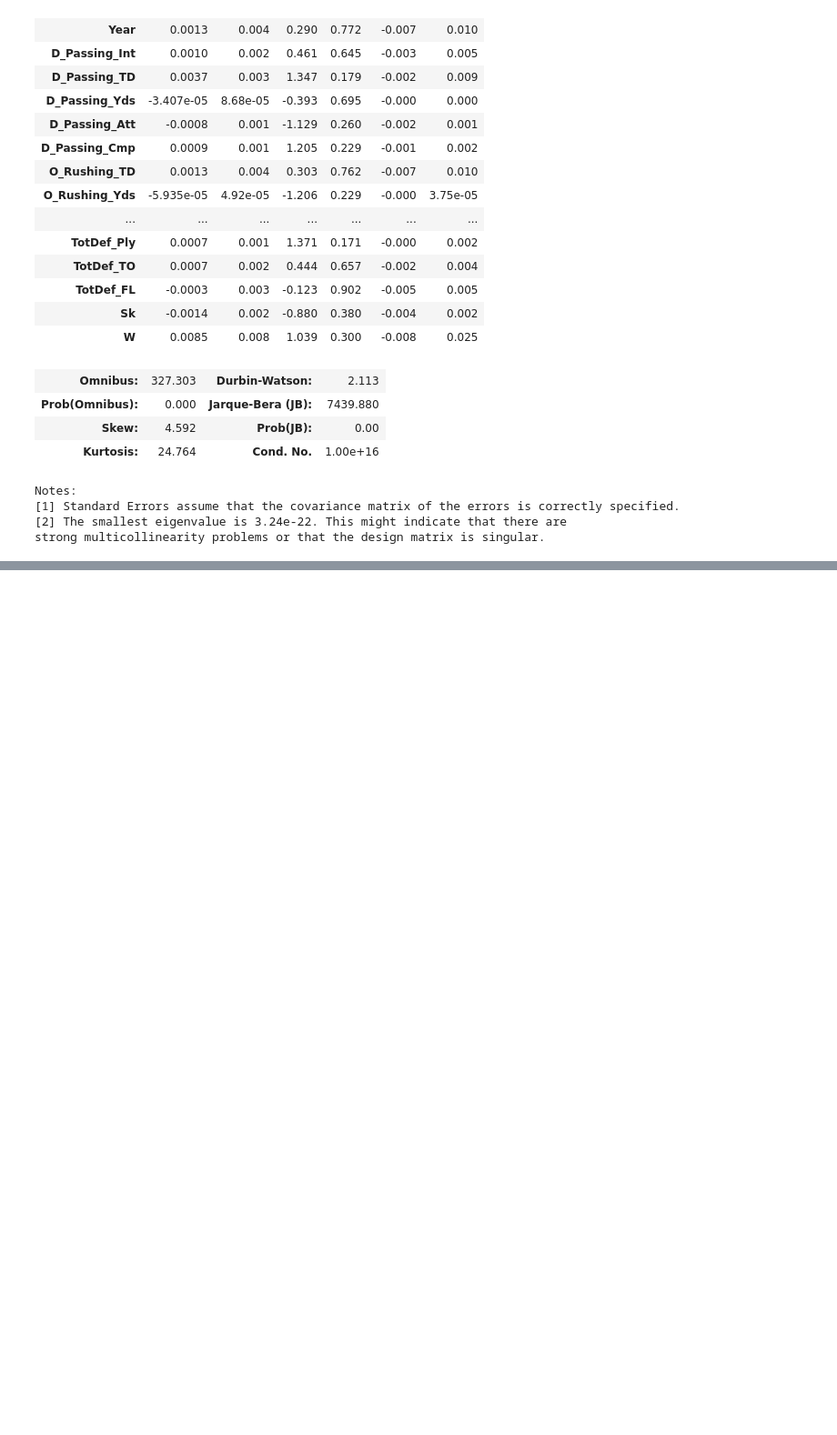
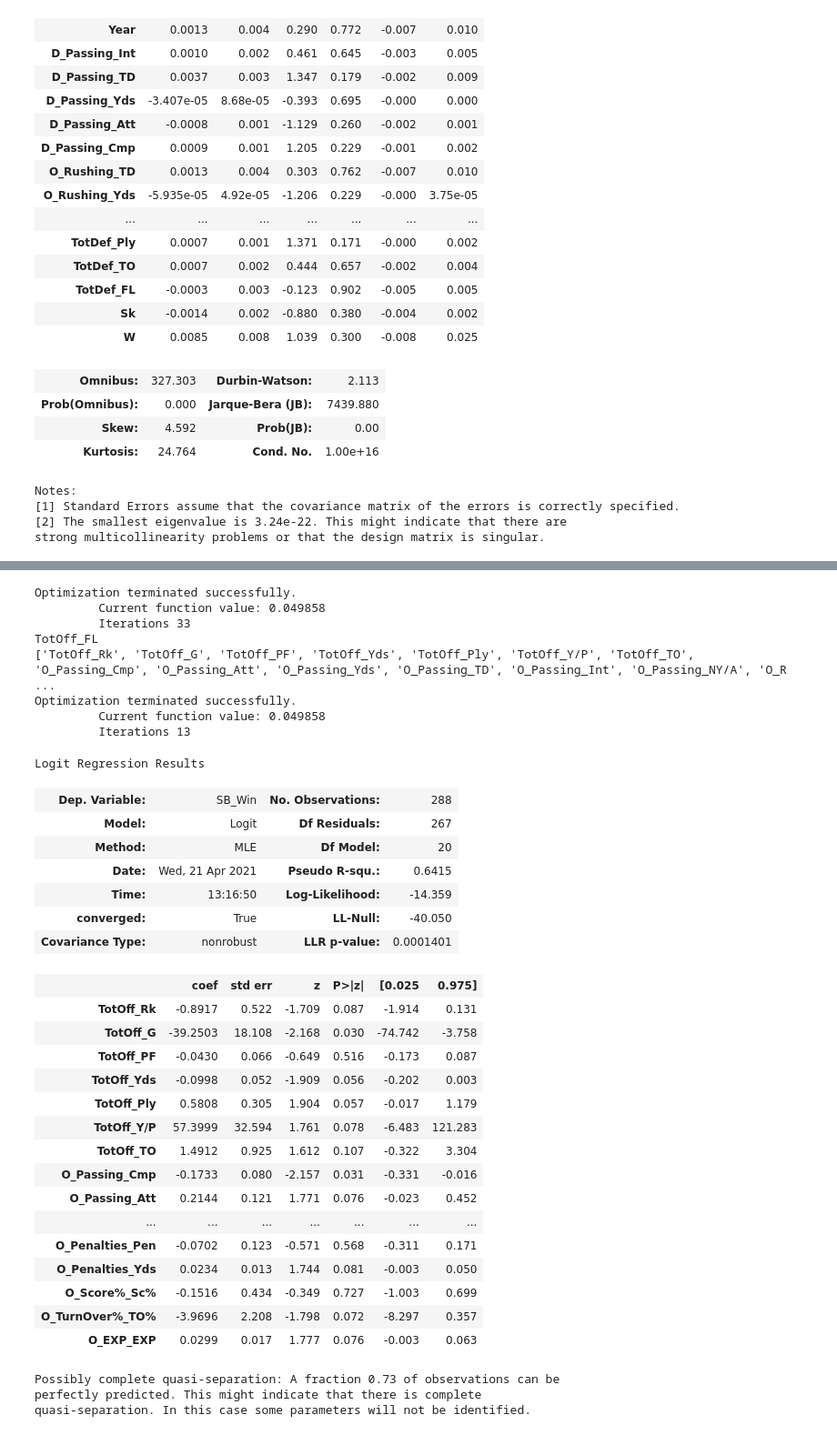
Before and after one commit to scottstack19/SB55-projection, a Jupyter notebook: code_initial.ipynb, the cells around one changed output, grey strips where cells are left out. Shown at 91% size. Saved outputs shown, nothing was run; the diff lists cells and outputs as text; code cells hidden in the pictures; blank space fills up the shorter version.

```diff
--- a/code_initial.ipynb
+++ b/code_initial.ipynb
@@ -584,0 +672,55 @@ strong multicollinearity problems or that the design matrix is singular.
+# %%
+no_nan_col = []
+for i, p_value in enumerate(off_logit_model.pvalues):
+    if np.isnan(p_value):
+        continue
+    else:
+        no_nan_col.append(current_off_cols[i])
+
+off_logit_model_2 = sm.Logit(y_logit_train, X_logit_train2[no_nan_col]).fit(maxiter=10000)
+off_logit_model_2.summary()
+
+# print(np.argmax(off_logit_model_2.pvalues))
+max_pval_index = np.argmax(off_logit_model_2.pvalues)
+print(no_nan_col[max_pval_index])
+no_nan_col2 = no_nan_col[0:max_pval_index]+no_nan_col[max_pval_index+1:]
+print(no_nan_col2)
+off_logit_model_2 = sm.Logit(y_logit_train, X_logit_train2[no_nan_col2]).fit(maxiter=10000)
+off_logit_model_2.summary()
+# off_logit_model_2.summary()
+# %% [output]
+Optimization terminated successfully.
+         Current function value: 0.049858
+         Iterations 33
+TotOff_FL
+['TotOff_Rk', 'TotOff_G', 'TotOff_PF', 'TotOff_Yds', 'TotOff_Ply', 'TotOff_Y/P', 'TotOff_TO', 'O_Passing_Cmp', 'O_Passing_Att', 'O_Passing_Yds', 'O_Passing_TD', 'O_Passing_Int', 'O_Passing_NY/A', 'O_R ...
+Optimization terminated successfully.
+         Current function value: 0.049858
+         Iterations 13
+Logit Regression Results
+| Dep. Variable: | SB_Win | No. Observations: | 288 |
+| Model: | Logit | Df Residuals: | 267 |
+| Method: | MLE | Df Model: | 20 |
+| Date: | Wed, 21 Apr 2021 | Pseudo R-squ.: | 0.6415 |
+| Time: | 13:16:50 | Log-Likelihood: | -14.359 |
+| converged: | True | LL-Null: | -40.050 |
+| Covariance Type: | nonrobust | LLR p-value: | 0.0001401 |
+|  | coef | std err | z | P>|z| | [0.025 | 0.975] |
+| TotOff_Rk | -0.8917 | 0.522 | -1.709 | 0.087 | -1.914 | 0.131 |
+| TotOff_G | -39.2503 | 18.108 | -2.168 | 0.030 | -74.742 | -3.758 |
+| TotOff_PF | -0.0430 | 0.066 | -0.649 | 0.516 | -0.173 | 0.087 |
+| TotOff_Yds | -0.0998 | 0.052 | -1.909 | 0.056 | -0.202 | 0.003 |
+| TotOff_Ply | 0.5808 | 0.305 | 1.904 | 0.057 | -0.017 | 1.179 |
+| TotOff_Y/P | 57.3999 | 32.594 | 1.761 | 0.078 | -6.483 | 121.283 |
+| TotOff_TO | 1.4912 | 0.925 | 1.612 | 0.107 | -0.322 | 3.304 |
+| O_Passing_Cmp | -0.1733 | 0.080 | -2.157 | 0.031 | -0.331 | -0.016 |
+| O_Passing_Att | 0.2144 | 0.121 | 1.771 | 0.076 | -0.023 | 0.452 |
+| ... | ... | ... | ... | ... | ... | ... |
+| O_Penalties_Pen | -0.0702 | 0.123 | -0.571 | 0.568 | -0.311 | 0.171 |
+| O_Penalties_Yds | 0.0234 | 0.013 | 1.744 | 0.081 | -0.003 | 0.050 |
+| O_Score%_Sc% | -0.1516 | 0.434 | -0.349 | 0.727 | -1.003 | 0.699 |
+| O_TurnOver%_TO% | -3.9696 | 2.208 | -1.798 | 0.072 | -8.297 | 0.357 |
+| O_EXP_EXP | 0.0299 | 0.017 | 1.777 | 0.076 | -0.003 | 0.063 |
+Possibly complete quasi-separation: A fraction 0.73 of observations can be
+perfectly predicted. This might indicate that there is complete
+quasi-separation. In this case some parameters will not be identified.
```
Also changed, not shown: parts of 3 cells of this notebook.
